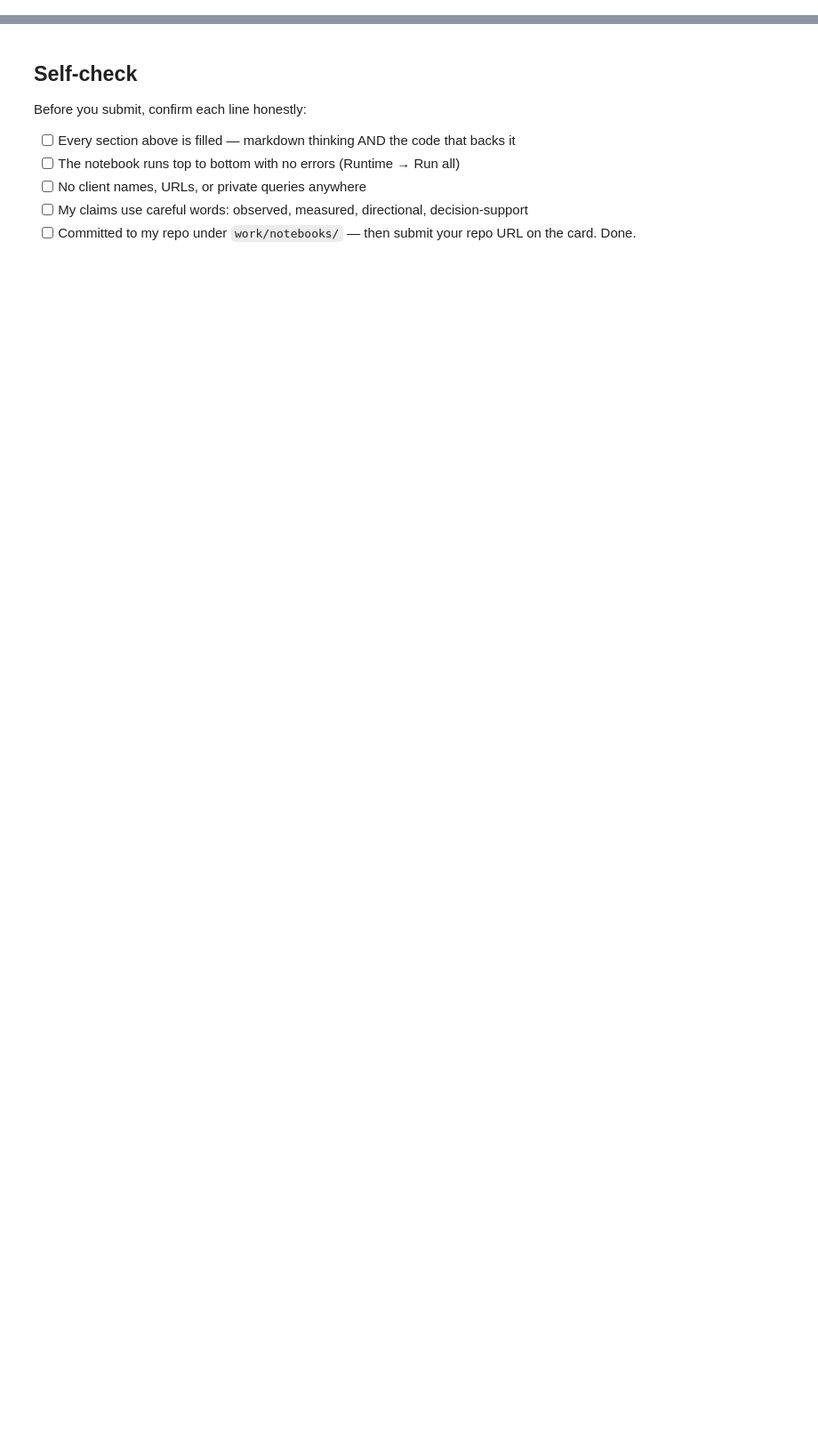
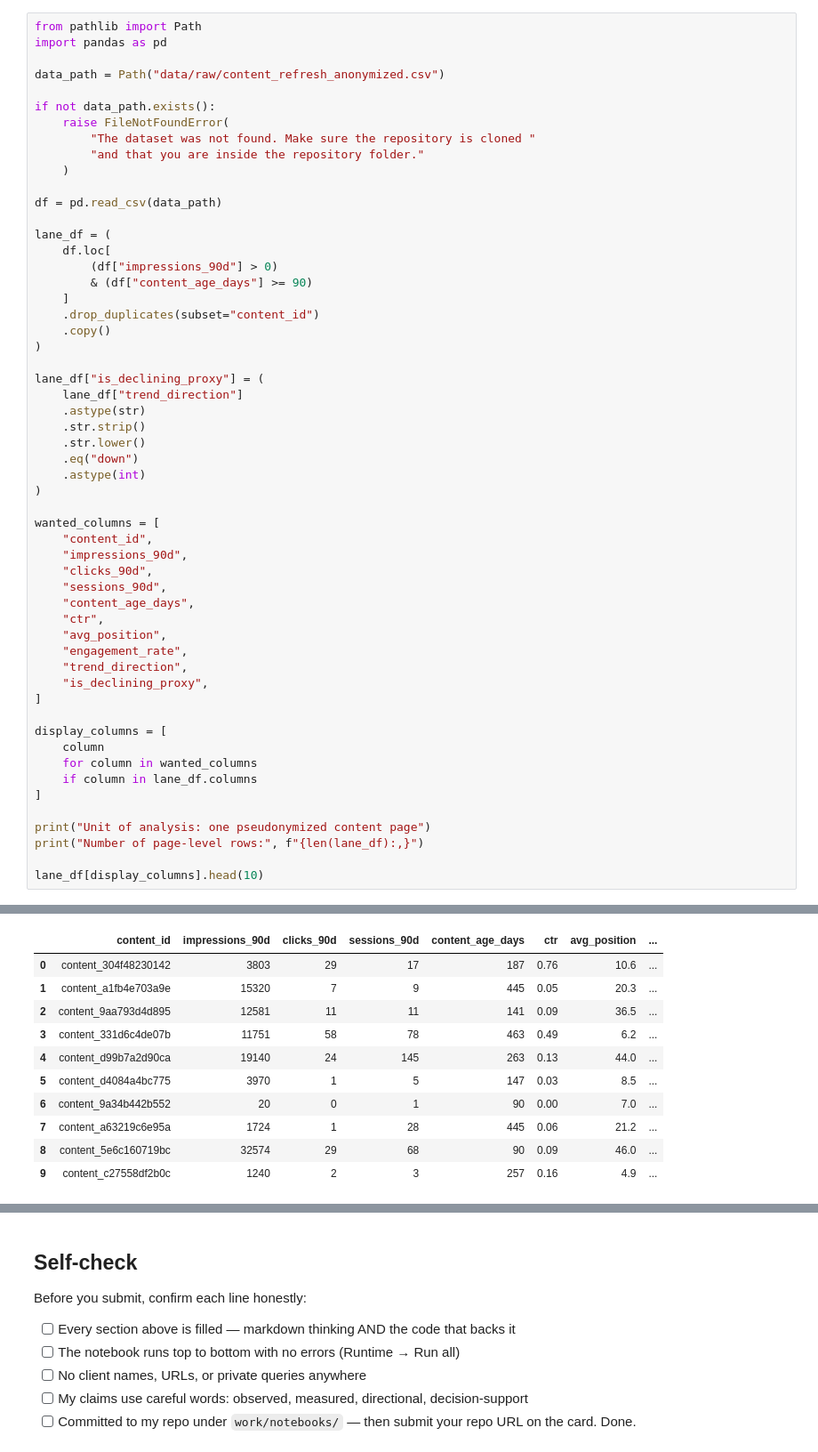
Before and after one commit to AliLabib2006/flyrank-internship-ml-01, a Jupyter notebook: work/notebooks/w02_ml_task_framing.ipynb, the cells around one changed output, grey strips where cells are left out. Shown at 89% size. Cells and saved outputs as stored; diff of their text form; blank space fills up the shorter version.

```diff
--- a/work/notebooks/w02_ml_task_framing.ipynb
+++ b/work/notebooks/w02_ml_task_framing.ipynb
@@ -43,0 +182,56 @@ This skeleton is yours to fill. Work the sections **in order** — each one has
+# %%
+from pathlib import Path
+import pandas as pd
+
+data_path = Path("data/raw/content_refresh_anonymized.csv")
+
+if not data_path.exists():
+    raise FileNotFoundError(
+        "The dataset was not found. Make sure the repository is cloned "
+        "and that you are inside the repository folder."
+    )
+
+df = pd.read_csv(data_path)
+
+lane_df = (
+    df.loc[
+        (df["impressions_90d"] > 0)
+        & (df["content_age_days"] >= 90)
+    ]
+    .drop_duplicates(subset="content_id")
+    .copy()
+)
+
+lane_df["is_declining_proxy"] = (
+    lane_df["trend_direction"]
+    .astype(str)
+    .str.strip()
+    .str.lower()
+    .eq("down")
+    .astype(int)
+)
+
+wanted_columns = [
+    "content_id",
+    "impressions_90d",
+    "clicks_90d",
+    "sessions_90d",
+    "content_age_days",
+    "ctr",
+    "avg_position",
+    "engagement_rate",
+    "trend_direction",
+    "is_declining_proxy",
+]
+
+display_columns = [
+    column
+    for column in wanted_columns
+    if column in lane_df.columns
+]
+
+print("Unit of analysis: one pseudonymized content page")
+print("Number of page-level rows:", f"{len(lane_df):,}")
+
+lane_df[display_columns].head(10)
+# %% [output]
@@ -43,0 +240,11 @@ This skeleton is yours to fill. Work the sections **in order** — each one has
+|  | content_id | impressions_90d | clicks_90d | sessions_90d | content_age_days | ctr | avg_position | ... |
+| 0 | content_304f48230142 | 3803 | 29 | 17 | 187 | 0.76 | 10.6 | ... |
+| 1 | content_a1fb4e703a9e | 15320 | 7 | 9 | 445 | 0.05 | 20.3 | ... |
+| 2 | content_9aa793d4d895 | 12581 | 11 | 11 | 141 | 0.09 | 36.5 | ... |
+| 3 | content_331d6c4de07b | 11751 | 58 | 78 | 463 | 0.49 | 6.2 | ... |
+| 4 | content_d99b7a2d90ca | 19140 | 24 | 145 | 263 | 0.13 | 44.0 | ... |
+| 5 | content_d4084a4bc775 | 3970 | 1 | 5 | 147 | 0.03 | 8.5 | ... |
+| 6 | content_9a34b442b552 | 20 | 0 | 1 | 90 | 0.00 | 7.0 | ... |
+| 7 | content_a63219c6e95a | 1724 | 1 | 28 | 445 | 0.06 | 21.2 | ... |
+| 8 | content_5e6c160719bc | 32574 | 29 | 68 | 90 | 0.09 | 46.0 | ... |
+| 9 | content_c27558df2b0c | 1240 | 2 | 3 | 257 | 0.16 | 4.9 | ... |
```
Also changed, not shown: parts of 25 cells of this notebook.
